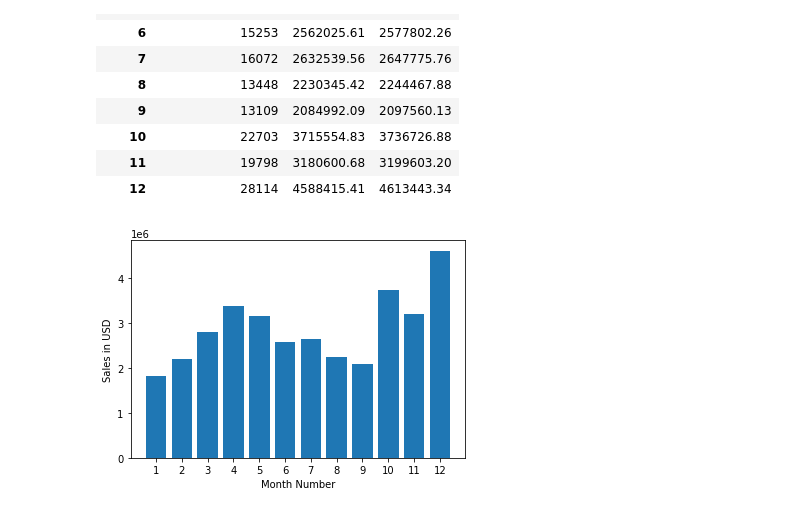
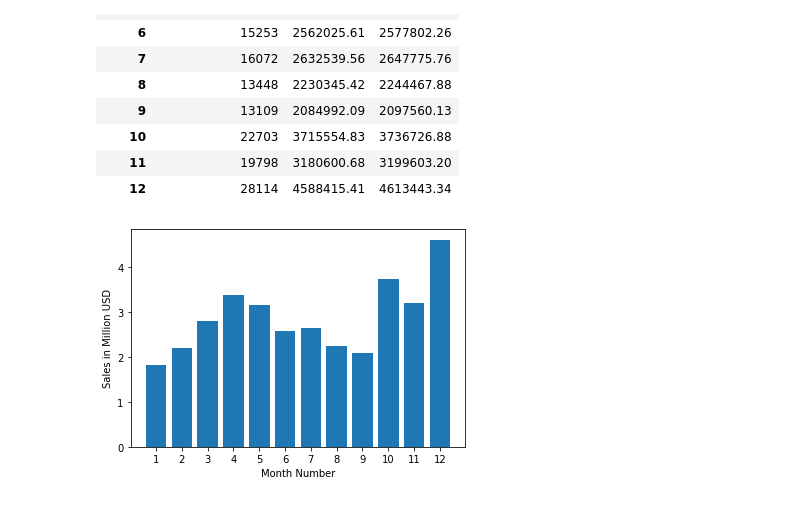
Before and after one commit to pratamawijaya/MyJupyterNotebook, a Jupyter notebook: data_science_task/SalesAnalysis.ipynb, the cells around one changed output. Drawn from its saved outputs; the diff is of its cells as text; code cells hidden in the pictures.

```diff
--- a/data_science_task/SalesAnalysis.ipynb
+++ b/data_science_task/SalesAnalysis.ipynb
@@ -88,0 +91,9 @@ all_data.head()
+# %%
+def get_city(address):
+    return address.split(',')[1]
+
+def get_state(address):
+    return address.split(',')[2].split(' ')[1]
+
+all_data['City'] = all_data['Purchase Address'].apply(lambda x: get_city(x) + ' (' + get_state(x)+')')
+all_data.head()
@@ -109,12 +127,12 @@ results
 # %%
 import matplotlib.pyplot as plt
 
 months = range(1,13)
 
-plt.bar(months, results['Sales'])
+plt.bar(months, results['Sales']/1e6)
 plt.xticks(months)
-plt.ylabel('Sales in USD')
+plt.ylabel('Sales in Million USD')
 plt.xlabel('Month Number')
 plt.show()
 # %% [output]
-[figure, old version]
+[figure, new version]
```
Also changed, not shown: parts of 9 cells of this notebook, 1 other file.
